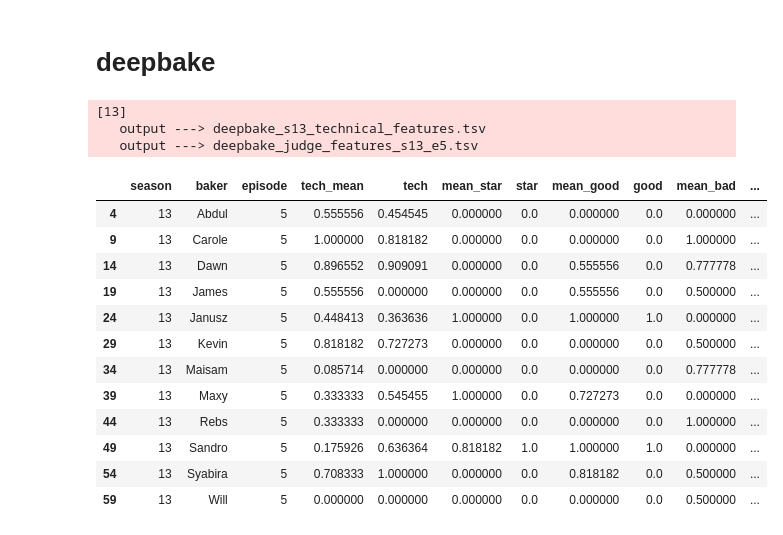
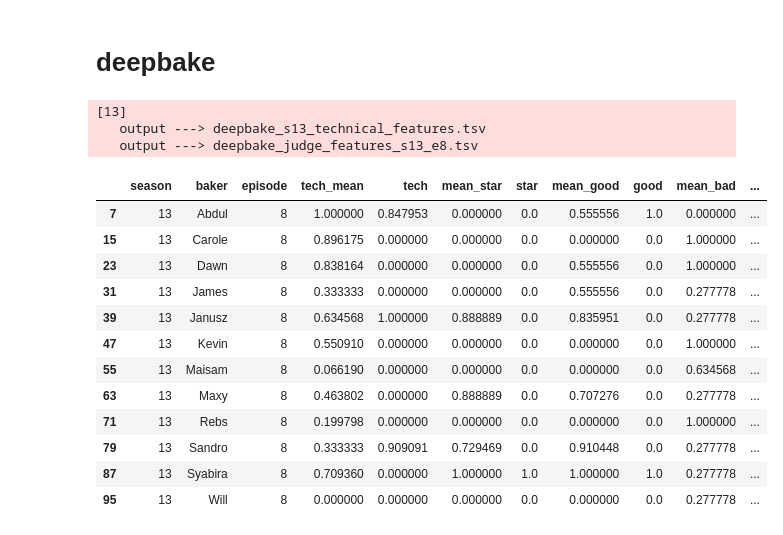
Before and after one commit to dantaki/DeepBake, a Jupyter notebook: NOTEBOOKS/S13/deepbake_s13.ipynb, the cells around one changed output. Drawn from its saved outputs; the diff is of its cells as text; code cells hidden in the pictures.

```diff
--- a/NOTEBOOKS/S13/deepbake_s13.ipynb
+++ b/NOTEBOOKS/S13/deepbake_s13.ipynb
@@ -175,25 +176,25 @@ def deep_bake(episode):
 # %% [markdown]
 # deepbake
 # %%
-episode=5
+episode=8
 process_episode(episode)
 # %% [output]
 [13]
    output ---> deepbake_s13_technical_features.tsv
-   output ---> deepbake_judge_features_s13_e5.tsv
+   output ---> deepbake_judge_features_s13_e8.tsv
 |  | season | baker | episode | tech_mean | tech | mean_star | star | mean_good | good | mean_bad | ... |
-| 4 | 13 | Abdul | 5 | 0.555556 | 0.454545 | 0.000000 | 0.0 | 0.000000 | 0.0 | 0.000000 | ... |
-| 9 | 13 | Carole | 5 | 1.000000 | 0.818182 | 0.000000 | 0.0 | 0.000000 | 0.0 | 1.000000 | ... |
-| 14 | 13 | Dawn | 5 | 0.896552 | 0.909091 | 0.000000 | 0.0 | 0.555556 | 0.0 | 0.777778 | ... |
-| 19 | 13 | James | 5 | 0.555556 | 0.000000 | 0.000000 | 0.0 | 0.555556 | 0.0 | 0.500000 | ... |
-| 24 | 13 | Janusz | 5 | 0.448413 | 0.363636 | 1.000000 | 0.0 | 1.000000 | 1.0 | 0.000000 | ... |
-| 29 | 13 | Kevin | 5 | 0.818182 | 0.727273 | 0.000000 | 0.0 | 0.000000 | 0.0 | 0.500000 | ... |
-| 34 | 13 | Maisam | 5 | 0.085714 | 0.000000 | 0.000000 | 0.0 | 0.000000 | 0.0 | 0.777778 | ... |
-| 39 | 13 | Maxy | 5 | 0.333333 | 0.545455 | 1.000000 | 0.0 | 0.727273 | 0.0 | 0.000000 | ... |
-| 44 | 13 | Rebs | 5 | 0.333333 | 0.000000 | 0.000000 | 0.0 | 0.000000 | 0.0 | 1.000000 | ... |
-| 49 | 13 | Sandro | 5 | 0.175926 | 0.636364 | 0.818182 | 1.0 | 1.000000 | 1.0 | 0.000000 | ... |
-| 54 | 13 | Syabira | 5 | 0.708333 | 1.000000 | 0.000000 | 0.0 | 0.818182 | 0.0 | 0.500000 | ... |
-| 59 | 13 | Will | 5 | 0.000000 | 0.000000 | 0.000000 | 0.0 | 0.000000 | 0.0 | 0.500000 | ... |
+| 7 | 13 | Abdul | 8 | 1.000000 | 0.847953 | 0.000000 | 0.0 | 0.555556 | 1.0 | 0.000000 | ... |
+| 15 | 13 | Carole | 8 | 0.896175 | 0.000000 | 0.000000 | 0.0 | 0.000000 | 0.0 | 1.000000 | ... |
+| 23 | 13 | Dawn | 8 | 0.838164 | 0.000000 | 0.000000 | 0.0 | 0.555556 | 0.0 | 1.000000 | ... |
+| 31 | 13 | James | 8 | 0.333333 | 0.000000 | 0.000000 | 0.0 | 0.555556 | 0.0 | 0.277778 | ... |
+| 39 | 13 | Janusz | 8 | 0.634568 | 1.000000 | 0.888889 | 0.0 | 0.835951 | 0.0 | 0.277778 | ... |
+| 47 | 13 | Kevin | 8 | 0.550910 | 0.000000 | 0.000000 | 0.0 | 0.000000 | 0.0 | 1.000000 | ... |
+| 55 | 13 | Maisam | 8 | 0.066190 | 0.000000 | 0.000000 | 0.0 | 0.000000 | 0.0 | 0.634568 | ... |
+| 63 | 13 | Maxy | 8 | 0.463802 | 0.000000 | 0.888889 | 0.0 | 0.707276 | 0.0 | 0.277778 | ... |
+| 71 | 13 | Rebs | 8 | 0.199798 | 0.000000 | 0.000000 | 0.0 | 0.000000 | 0.0 | 1.000000 | ... |
+| 79 | 13 | Sandro | 8 | 0.333333 | 0.909091 | 0.729469 | 0.0 | 0.910448 | 0.0 | 0.277778 | ... |
+| 87 | 13 | Syabira | 8 | 0.709360 | 0.000000 | 1.000000 | 1.0 | 1.000000 | 1.0 | 0.277778 | ... |
+| 95 | 13 | Will | 8 | 0.000000 | 0.000000 | 0.000000 | 0.0 | 0.000000 | 0.0 | 0.277778 | ... |
 # %%
 df = deep_bake(episode)
 # %% [output]
```
Also changed, not shown: parts of 3 cells of this notebook, 22 other files.
